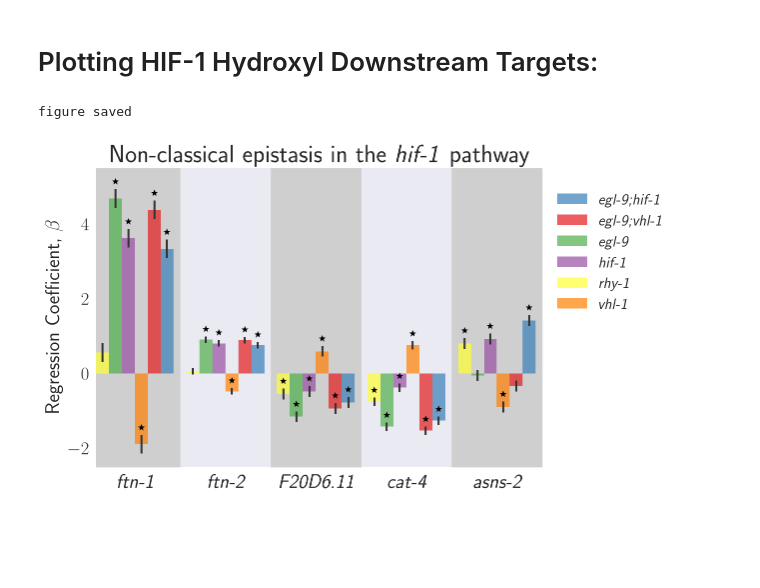
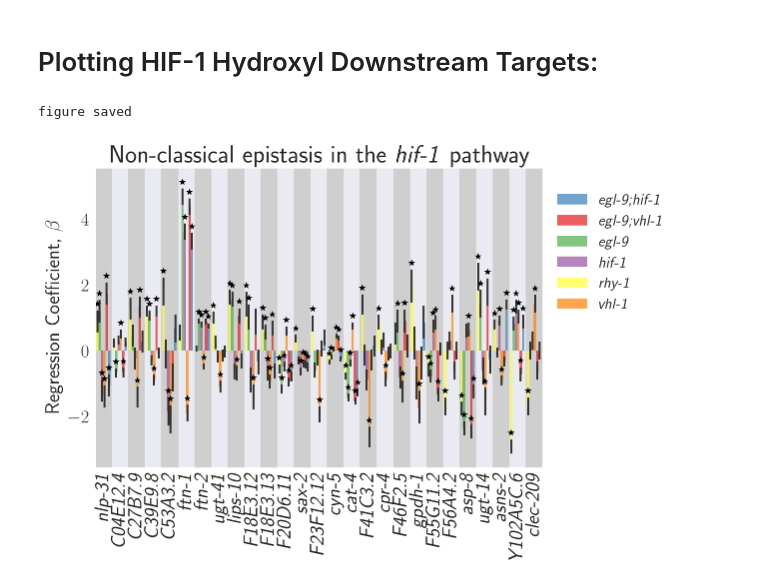
Before and after one commit to WormLabCaltech/mprsq, a Jupyter notebook: src/Hydroxylated Hif-1.ipynb, the cells around one changed output. Drawn from its saved outputs; the diff is of its cells as text; code cells hidden in the pictures; blank space fills up the shorter version.

Commit message:
finished conditions on hif1oh jupyter notebook
added a lot of writing and figures

```diff
--- a/src/Hydroxylated Hif-1.ipynb
+++ b/src/Hydroxylated Hif-1.ipynb
@@ -158,7 +157,7 @@ for key, df in thomas.beta.items():
     df['genotype'] = genotype_mapping[key]
     frames += [df]
 
-tidy = pd.concat(frames)
+tidy_data = pd.concat(frames)
 # %%
 def find_expression(gene, col='ext_gene', genmap=genotype_mapping_printing, q=0.1, df=tidy):
     """Given a gene, find out what genotypes it is DE in."""
@@ -306,0 +406,6 @@ sig4 = ((df1.qval < 10**-n) & ((df1.q_e < 10**-n)) &
+# %%
+tidy = tidy_data[(tidy_data.target_id.isin(hifoh)) & (tidy_data.code != 'g')].copy()
+tidy['order'] = tidy.target_id.map(x_sort)
+tidy.sort_values('order', inplace=True)
+tidy.reset_index(inplace=True)
+tidy = tidy[['target_id', 'ens_gene', 'ext_gene','b', 'se_b', 'qval', 'genotype', 'order', 'code']]
@@ -348,19 +442,3 @@ for i, xi in enumerate(x):
-# %%
-# x_sort = {'cat-4': 1,
-#           'F20D6.11': 2,
-#           'ftn-1': 3,
-#           'ftn-2': 4,
-#           'asns-2': 5,
-#           'cyp-14A5': 6,
-#           'clec-7': 7,
-#           'haf-6': 8
-#          }
-
-tidy = tidy[(tidy.target_id.isin(x)) & (tidy.code != 'g')].copy()
-tidy['order'] = tidy.target_id.map(x_sort)
-tidy.sort_values('order', inplace=True)
-tidy.reset_index(inplace=True)
-tidy = tidy[['target_id', 'ens_gene', 'ext_gene','b', 'se_b', 'qval', 'genotype', 'order', 'code']]
 # %%
 # a qPCR barplot
 def qPCR_plot(df, plotting, colors, **kwargs):
@@ -468,10 +546,16 @@ def qPCR_plot(df, plotting, colors, **kwargs):
 
     fancy_names = []
     for label in df[plotting_group].unique():
-        if r'\emph' not in label:
-            fancy_names += [r'\emph{' + label + r'}']
+        genename = df[df[plotting_group] == label ].ens_gene.values[0]
+        n_isoforms = df[df.ens_gene == genename].shape[0]/len(df.code.unique())
+        if n_isoforms == 1:
+            name = df[df[plotting_group] == label].ext_gene.values[0]
         else:
-            fancy_names += label
+            name = label
+        if r'\emph' not in name:
+            fancy_names += [r'\emph{' + name + r'}']
+        else:
+            fancy_names += name
 
     plt.xticks(index + bar_width*len(df[clustering].unique())/2,
                fancy_names, rotation=rotation, fontsize=20)
@@ -506,9 +590,9 @@ color = {r'\emph{egl-9;vhl-1}':'#e41a1c',
 # %% [markdown]
 # Plotting HIF-1 Hydroxyl Downstream Targets:
 # %%
-qPCR_plot(tidy, plot_order, color, clustering='genotype', plotting_group='ext_gene',
+qPCR_plot(tidy, plot_order, color, clustering='genotype', plotting_group='target_id',
           title='Non-classical epistasis in the \emph{hif-1} pathway',
-          save='../output/hif1oh_genetics.pdf', rotation=0)
+          save='../output/hif1oh_genetics.pdf', rotation=90)
 # %% [output]
 figure saved
-[figure, old version]
+[figure, new version]
```
Also changed, not shown: parts of 10 cells of this notebook, 36 other files.
